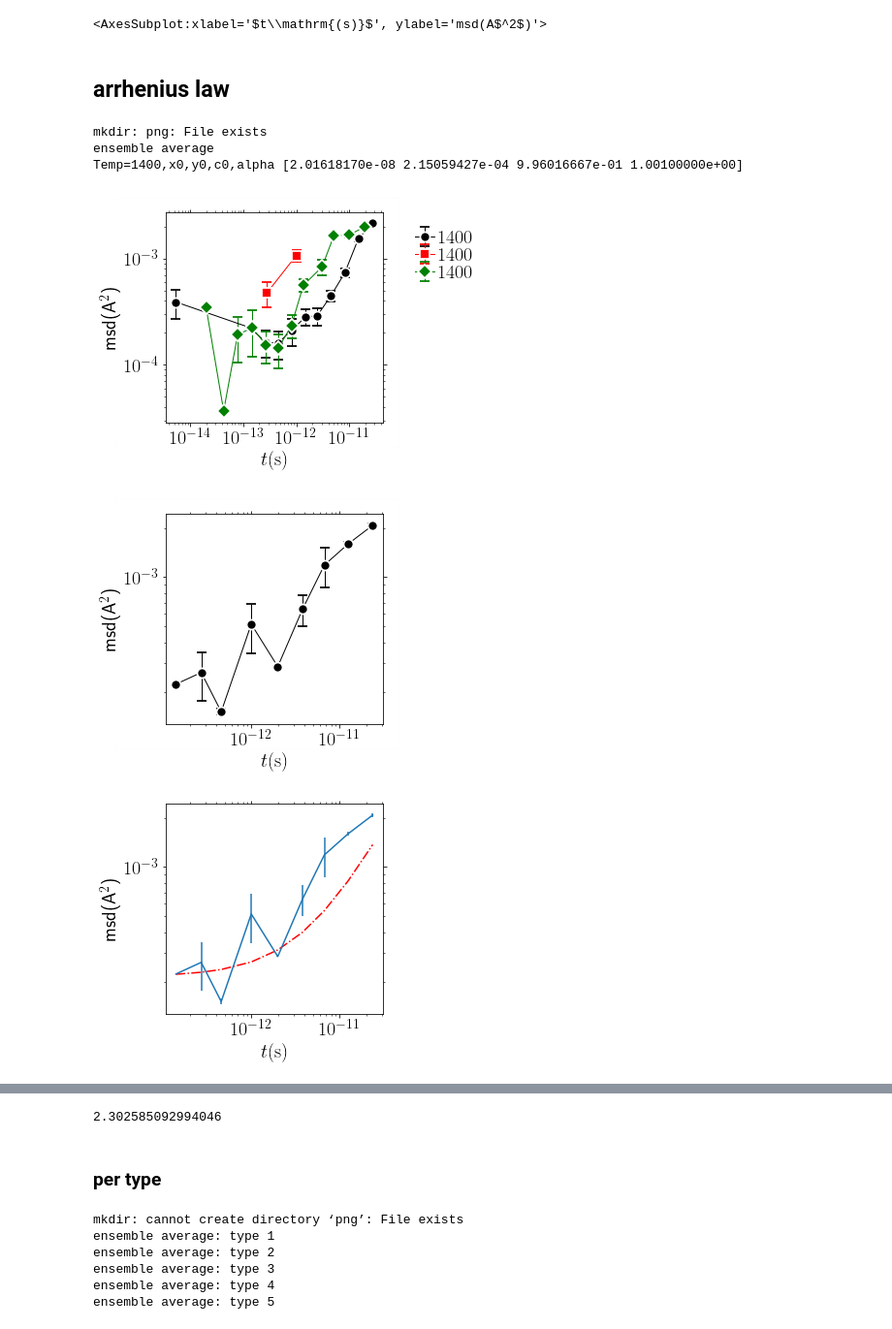
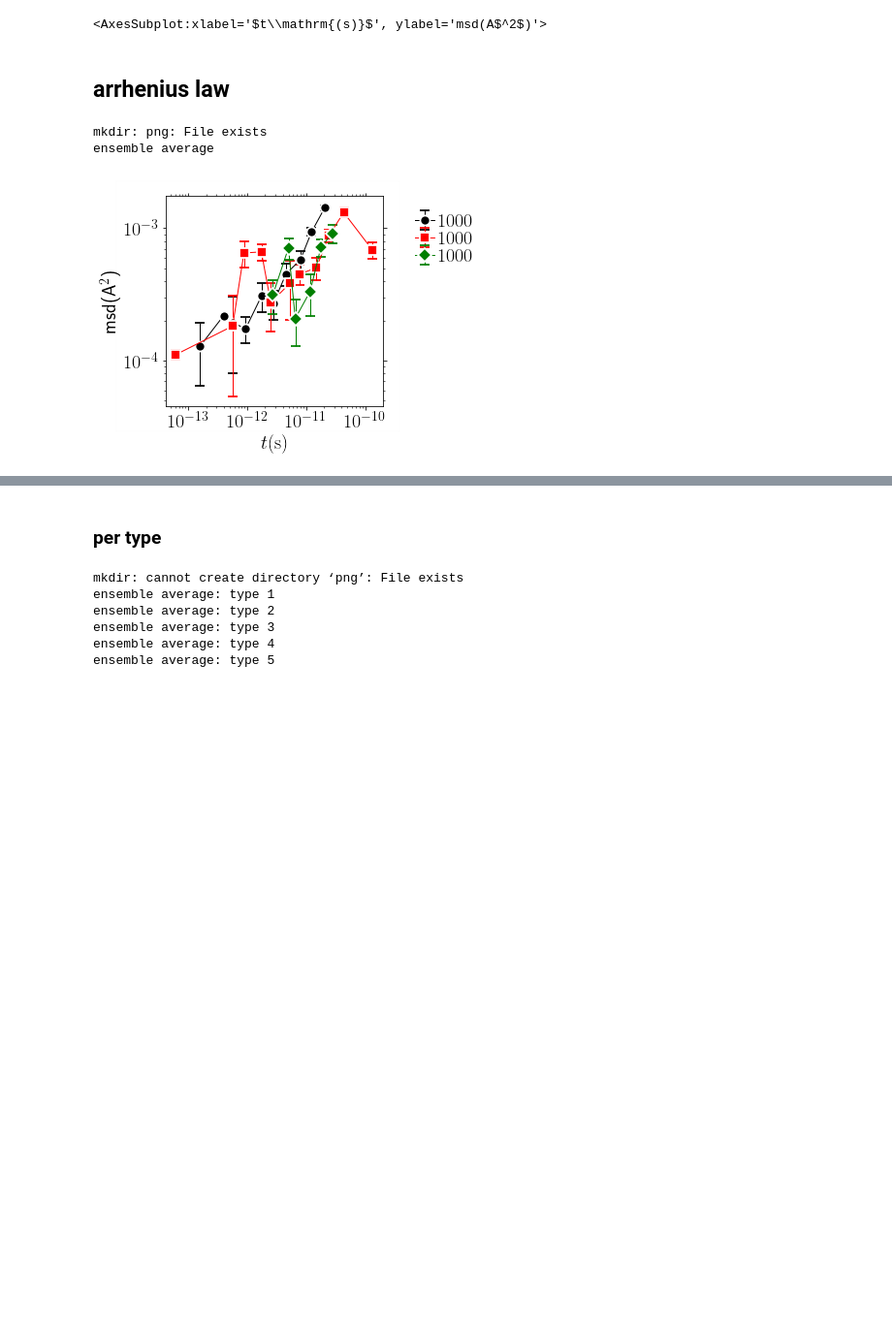
Before and after one commit to kkarimi62/vacancyDiffusion, a Jupyter notebook: postproc/postproc.ipynb, the cells around one changed output, grey strips where cells are left out. Shown: that part at 97% size. Drawn from its saved outputs; the diff is of its cells as text; code cells hidden in the pictures; blank space fills up the shorter version.

```diff
--- a/postproc/postproc.ipynb
+++ b/postproc/postproc.ipynb
@@ -362,13 +480,14 @@ mkdir: msd: File exists
 # %%
 !mkdir png
 symbols=utl.Symbols()
-ax = utl.PltErr(ans[:,0],
-                1e8*ans[:,0],
-                attrs={'fmt':'-.r'},Plot=False)
+# ans=ans_tot
+# ax = utl.PltErr(ans[:,0],
+#                 1e8*ans[:,0],
+#                 attrs={'fmt':'-.r'},Plot=False)
 
-utl.PltErr(ans[:,0],ans[:,1],
+ax=utl.PltErr(ans[:,0],ans[:,1],
            yerr=ans[:,2],
-           ax = ax,
+#           ax = ax,
            attrs=symbols.GetAttrs(count=0),
            Plot=False,
           )
@@ -399,7 +518,10 @@ class Temperature:
         self.temps_runs = np.array(list(zip(t.flatten(),r.flatten())))
 
     def Parse(self,dirs):
-        self.data=list(map(lambda x:np.loadtxt(x),dirs))
+#         print('dirs:',dirs)
+        self.data=list(map(lambda x:np.loadtxt(x,ndmin=2),dirs))
+#         print('data.shape:',np.array(self.data).shape)
+#        print('np.array(self.data):',np.array(self.data))
 
 
     def Plot(self):
@@ -443,14 +565,16 @@ class Temperature:
         for temp, indx in zip(self.temps,range(len(self.temps))):
             #--- concat. data for each temp
             data = self.data[kount:kount+self.nrun]
-            data = np.concatenate(data,axis=0)
+#             print('data.shape:',np.array(data).shape)
+#             print('np.array(data):',np.array(data))
+            data = np.concatenate(data) #,axis=0)
             #--- average
             xdata = data[:,0]
             ydata = data[:,1]
             xmin = np.floor(np.log10(xdata).min())
             xmax = np.ceil(np.log10(xdata).max())
             n_decades = int((xmax - xmin))
-            bins = np.logspace(xmin,xmax,n_decades*4)
+            bins = np.logspace(xmin,xmax,n_decades*6)
             #
             count, _ = np.histogram(xdata,bins=bins)
             xsum, _  = np.histogram(xdata,bins=bins,weights=xdata)
@@ -556,44 +680,42 @@ class Temperature:
     def PlotDiff(self):
         symbols=utl.Symbols()
         utl.PltErr(1.0/np.array(self.temps),
                    list(map(lambda x:self.Diffusion[x],self.temps)),
                   yscale='log',
                    attrs=symbols.GetAttrs(),
 #                           ylim=(1e-13,1e-11),
                    xstr=r'$1/T(K^{-1})$',
                    ystr=r'$D(m^2/s)$',
                    DrawFrame=DRAW_FRAME,
                    title=['png/D_temp_pureNi.png','png/D_temp_Cantor.png'][0],
                   )
 
 if not eval(confParser['flags']['RemoteMachine']):
     !mkdir png
     temp = Temperature(#[1000],1
-#                       list(map(int,np.linspace(1000,1400,11))),3
+#                       list(map(int,np.linspace(1000,1400,11))),8
                        # [1000],3
 #                         np.arange(300,1000,100),3
 #                         np.arange(1400,2100,100 ),3
-        [1400],3
+#        [1000,1080,1160],7
+        [1000],3
                      )
-    temp.Parse( list(map(lambda x:'CantorNatom16KTemp%sK_ensemble_min/Run%s/msd/msd.txt'%(x[0],x[1]),
+    temp.Parse( list(map(lambda x:'CantorNatom16KTemp%sKEnsemble8/Run%s/msd/msd.txt'%(x[0],x[1]),
                         temp.temps_runs ))
               )
     #
 #    print('single realizations')
     temp.Plot()
     #
     print('ensemble average')
-    temp.EnsAverage(log_scale=False)
-    temp.PlotAverage()
-    #
-    temp.Fit(Plot=True,
-             verbose=True
-            )
-    temp.PlotDiff()
+#     temp.EnsAverage(log_scale=False)
+#     temp.PlotAverage()
+#     #
+#     temp.Fit(Plot=True,
+#              verbose=True
+#             )
+#     temp.PlotDiff()
 # %% [output]
 mkdir: png: File exists
 ensemble average
-Temp=1400,x0,y0,c0,alpha [2.01618170e-08 2.15059427e-04 9.96016667e-01 1.00100000e+00]
-[figure, old version]
+[figure, new version]
-[figure, removed]
-[figure, removed]
@@ -601,7 +722,3 @@ Temp=1400,x0,y0,c0,alpha [2.01618170e-08 2.15059427e-04 9.96016667e-01 1.0010000
-# %%
-np.log(10)
-# %% [output]
-2.302585092994046
 # %% [markdown]
 ### per type
 # %%
```
Also changed, not shown: parts of 7 cells of this notebook, 2 other files.
